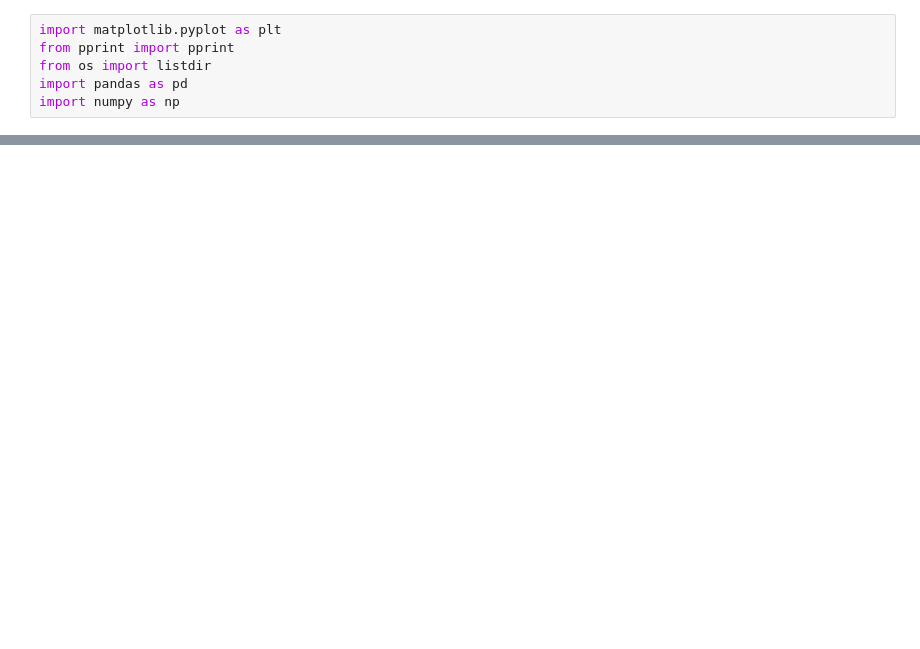
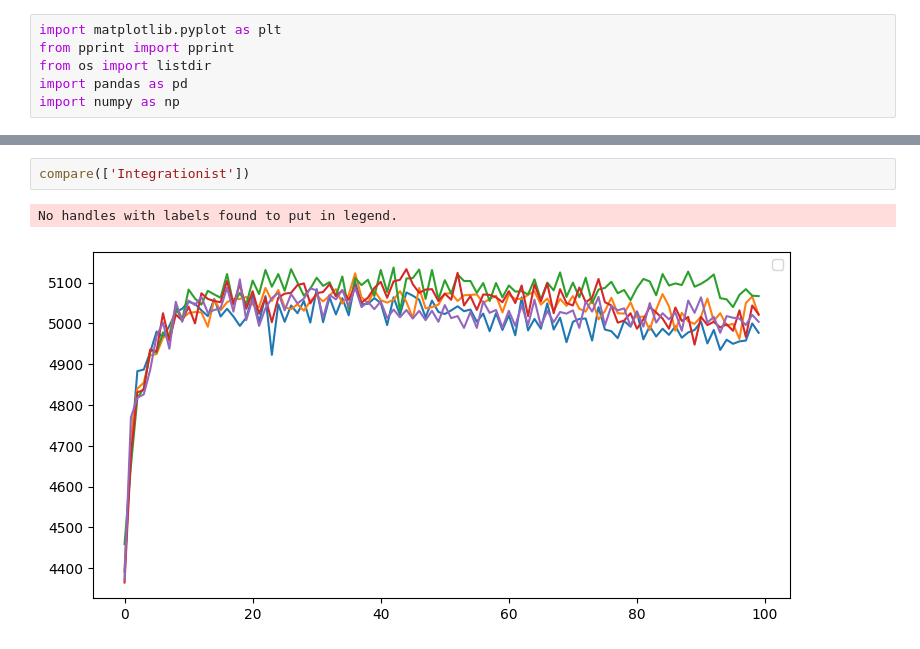
Before and after one commit to bhosley/Schoolwork, a Jupyter notebook: 2023Q1 - Discrete Event Simulation/Project/Analysis.ipynb, the cells around one changed output, grey strips where cells are left out. Cells and saved outputs as stored; diff of their text form; blank space fills up the shorter version.

```diff
--- a/2023Q1 - Discrete Event Simulation/Project/Analysis.ipynb
+++ b/2023Q1 - Discrete Event Simulation/Project/Analysis.ipynb
@@ -61,0 +60,5 @@ compare(['IntegrationistWithEmpty'])
+# %%
+compare(['Integrationist'])
+# %% [output]
+No handles with labels found to put in legend.
+[figure, added]
```
Also changed, not shown: parts of 8 cells of this notebook.
